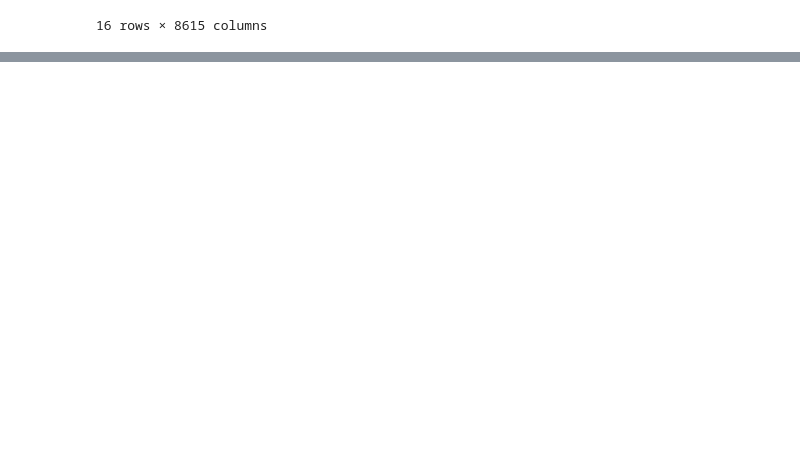
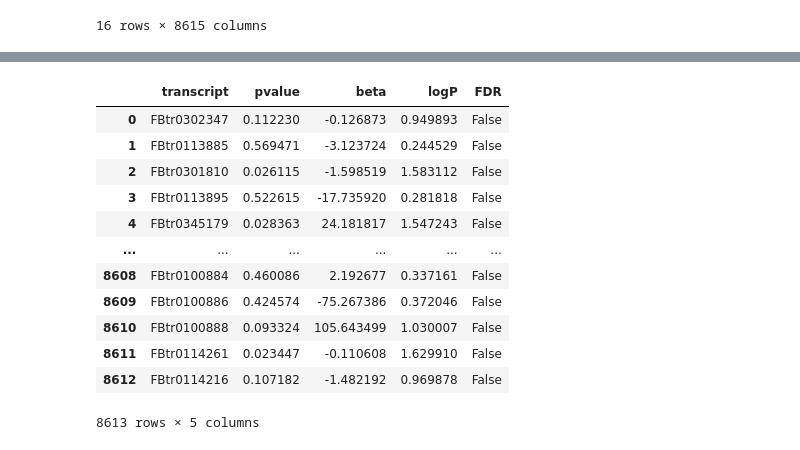
Before and after one commit to rstix287/qbb2020-answers, a Jupyter notebook: week7-assignment/Commands and Plots.ipynb, the cells around one changed output, grey strips where cells are left out. Drawn from its saved outputs; the diff is of its cells as text; code cells hidden in the pictures; blank space fills up the shorter version.

```diff
--- a/week7-assignment/Commands and Plots.ipynb
+++ b/week7-assignment/Commands and Plots.ipynb
@@ -141,0 +193,22 @@ ValueError: endog has evaluated to an array with multiple columns that has shape
+# %%
+# determine genes with diff expression with FDR of 10% written to file
+pval_sex_df = pd.DataFrame({'transcript': transcripts, 'pvalue': pval_sex, 'beta': beta_sex})
+FDR_pval_sex = np.array(pval_sex_df['transcript'][multitest.multipletests(pval_sex_df["pvalue"], method = "fdr_bh", alpha = 0.10)[0]])
+np.savetxt('genes_diff_exp_gender_FDR0.10.txt', FDR_pval_sex, fmt='%s')
+pval_sex_df['logP'] = -1 * np.log10(pval_sex_df['pvalue'])
+pval_sex_df['FDR'] = multitest.multipletests(pval_sex_df["pvalue"], method = "fdr_bh", alpha = 0.10)[0]
+pval_sex_df
+# %% [output]
+|  | transcript | pvalue | beta | logP | FDR |
+| 0 | FBtr0302347 | 0.112230 | -0.126873 | 0.949893 | False |
+| 1 | FBtr0113885 | 0.569471 | -3.123724 | 0.244529 | False |
+| 2 | FBtr0301810 | 0.026115 | -1.598519 | 1.583112 | False |
+| 3 | FBtr0113895 | 0.522615 | -17.735920 | 0.281818 | False |
+| 4 | FBtr0345179 | 0.028363 | 24.181817 | 1.547243 | False |
+| ... | ... | ... | ... | ... | ... |
+| 8608 | FBtr0100884 | 0.460086 | 2.192677 | 0.337161 | False |
+| 8609 | FBtr0100886 | 0.424574 | -75.267386 | 0.372046 | False |
+| 8610 | FBtr0100888 | 0.093324 | 105.643499 | 1.030007 | False |
+| 8611 | FBtr0114261 | 0.023447 | -0.110608 | 1.629910 | False |
+| 8612 | FBtr0114216 | 0.107182 | -1.482192 | 0.969878 | False |
+8613 rows × 5 columns
```
Also changed, not shown: parts of 12 cells of this notebook, 2 other files.
